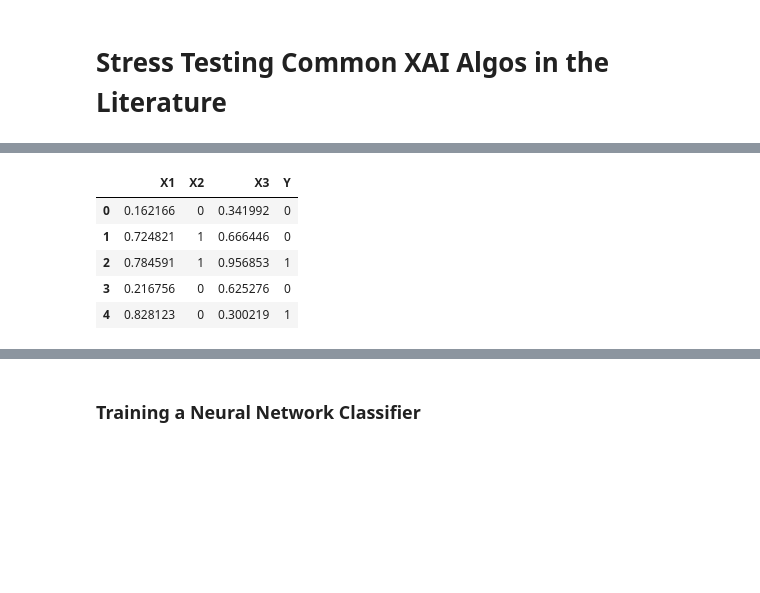
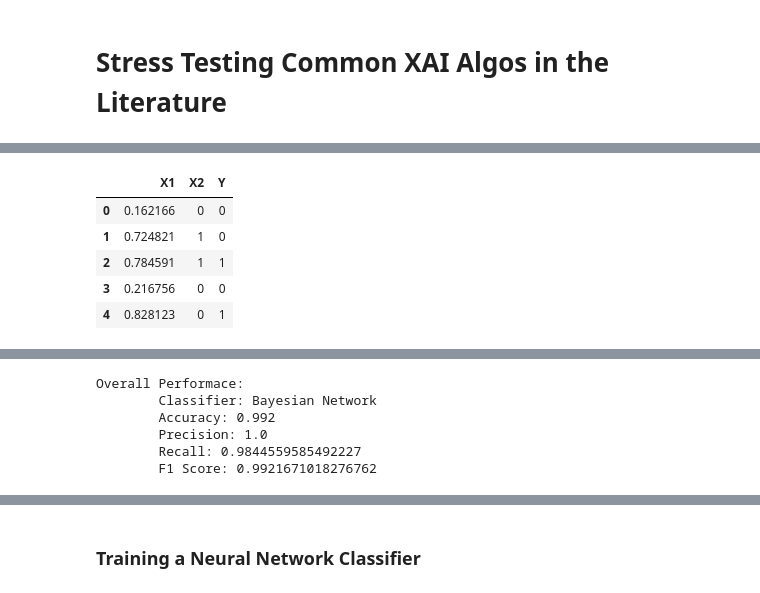
Before and after one commit to catarina-moreira/XAI_Algos, a Jupyter notebook: stress_tests.ipynb, the cells around one changed output, grey strips where cells are left out. Saved outputs shown, nothing was run; the diff lists cells and outputs as text; code cells hidden in the pictures; blank space fills up the shorter version.

```diff
--- a/stress_tests.ipynb
+++ b/stress_tests.ipynb
@@ -39,13 +39,13 @@ The purpose of this test is to understand how current algorithms of the literatu
 <img src="https://raw.githubusercontent.com/catarina-moreira/XAI_Algos/0de91f13187c7a136676e049804c6b6e4de3ff44/networks/common_cause.png" />
 # %%
 # load the common cause data
-data_common_cause = pd.read_csv(os.path.join("gen_data", "common_cause_v2.dat"))
+data_common_cause = pd.read_csv(os.path.join("gen_data", "common_cause_v3.dat"))
 data_common_cause.head()
 # %% [output]
-|  | X1 | X2 | X3 | Y |
-| 0 | 0.162166 | 0 | 0.341992 | 0 |
-| 1 | 0.724821 | 1 | 0.666446 | 0 |
-| 2 | 0.784591 | 1 | 0.956853 | 1 |
-| 3 | 0.216756 | 0 | 0.625276 | 0 |
-| 4 | 0.828123 | 0 | 0.300219 | 1 |
+|  | X1 | X2 | Y |
+| 0 | 0.162166 | 0 | 0 |
+| 1 | 0.724821 | 1 | 0 |
+| 2 | 0.784591 | 1 | 1 |
+| 3 | 0.216756 | 0 | 0 |
+| 4 | 0.828123 | 0 | 1 |
 # %%
@@ -71,7 +71,14 @@ xgb = clf.applyClassifer()
         F1 Score: 1.0
 # %%
 clf_bn = Classifier("Bayesian Network", "common_cause_v2", data_common_cause, "Y")
-bnc = clf_bn.applyClassifer(learningMethod="Tabu")
+bnc = clf_bn.applyClassifer(learningMethod="GHC")
+# %% [output]
+Overall Performace:
+        Classifier: Bayesian Network
+        Accuracy: 0.992
+        Precision: 1.0
+        Recall: 0.9844559585492227
+        F1 Score: 0.9921671018276762
 # %%
 gnb.showBN(bnc.bn)
 # %% [output]
```
Also changed, not shown: parts of 6 cells of this notebook, 9 other files.
